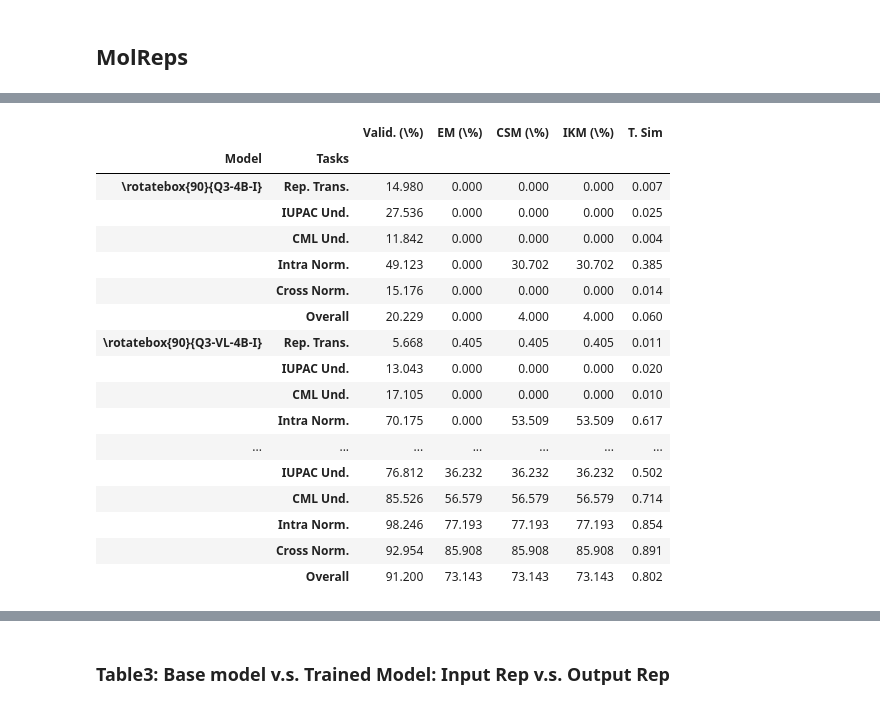
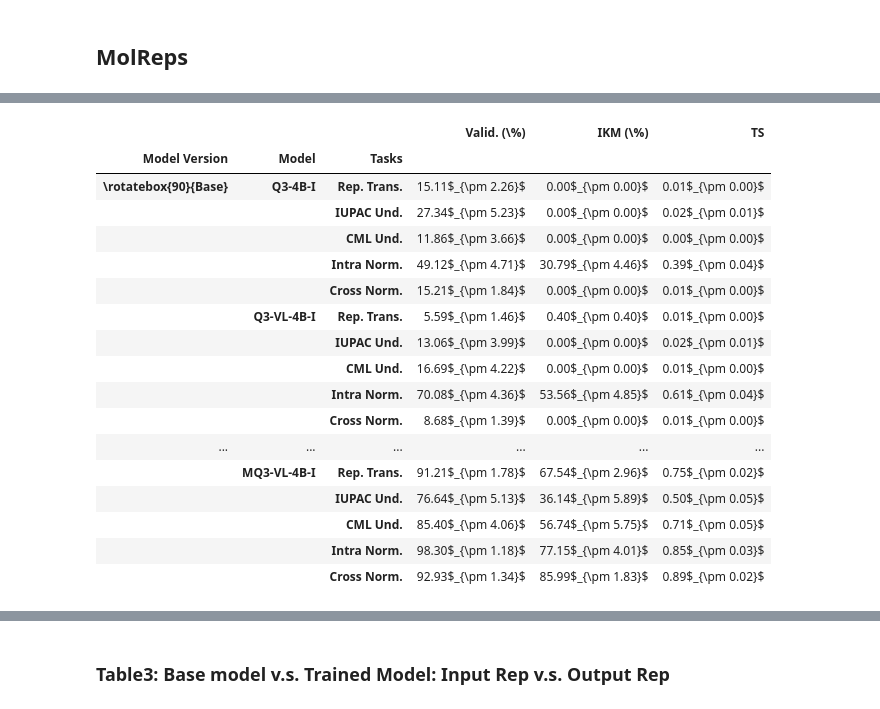
Before and after one commit to kdeng03/MolReps-Init, a Jupyter notebook: latex_tables.ipynb, the cells around one changed output, grey strips where cells are left out. Drawn from its saved outputs; the diff is of its cells as text; code cells hidden in the pictures.

```diff
--- a/latex_tables.ipynb
+++ b/latex_tables.ipynb
@@ -49,21 +43,0 @@ raw_extra_conversion_df[['is_gt_valid', 'is_pred_valid', 'is_em', 'is_can_smiles
-# %%
-ocr_raw_responses = pd.DataFrame()
-
-for file in (ocr_dir / "raw_responses").glob("*.jsonl"):
-    df = pd.read_json(file, lines=True)
-    ocr_raw_responses = pd.concat([ocr_raw_responses, df], axis=0, ignore_index=True)
-
-raw_ocr_df = ocr_raw_responses.copy()
-
-raw_ocr_df[['is_gt_valid', 'is_pred_valid', 'is_em', 'is_can_smiles_match', 'is_inchikey_match', 'tanimoto_sim', '_parse_status']] = ocr_raw_responses.apply(lambda row: compute_mol_metrics(row["completion"], row["raw_responses"], row["output_rep_type"]), axis=1, result_type="expand")
-
-
-extra_ocr_raw_responses = pd.DataFrame()
-
-for file in (ocr_dir / "extra_test" / "raw_responses").glob("*.jsonl"):
-    df = pd.read_json(file, lines=True)
-    extra_ocr_raw_responses = pd.concat([extra_ocr_raw_responses, df], axis=0, ignore_index=True)
-
-raw_extra_ocr_df = extra_ocr_raw_responses.copy()
-
-raw_extra_ocr_df[['is_gt_valid', 'is_pred_valid', 'is_em', 'is_can_smiles_match', 'is_inchikey_match', 'tanimoto_sim', '_parse_status']] = extra_ocr_raw_responses.apply(lambda row: compute_mol_metrics(row["completion"], row["raw_responses"], row["output_rep_type"]), axis=1, result_type="expand")
@@ -230 +233,6 @@ agg_col_names = {
+# %%
+conversion_df = prepare_raw_responses(conversion_dir)
+extra_conv_df = prepare_raw_responses(conversion_dir / "extra_test")
+ocr_df = prepare_raw_responses(ocr_dir)
+extra_ocr_df = prepare_raw_responses(ocr_dir / "extra_test")
 # %% [markdown]
@@ -269,0 +240,5 @@ tmp_df
+# %%
+groupby_cols = ["Model Version", "Model", "Tasks"]
+tmp_df = bootstrap_aggregate_func(conversion_df, groupby_cols)
+
+tmp_df
@@ -270,32 +263,32 @@ tmp_df
 # %%
 clean_df = tmp_df.copy()
-clean_df = clean_df.drop(columns=["N", "GT Valid. (\\%)"])
-clean_df = clean_df.drop(columns=["T. Sim (std)"])
-clean_df = clean_df[~clean_df.Model.isin(["MQ3-VL-4B-I\\_{{OCR}}", "MQ3-VL-4B-I\\_{{Conv.}}"])]
-clean_df.Model = clean_df.Model.apply(lambda x: f"\\rotatebox{{90}}{{{x}}}")
+clean_df = clean_df.drop(columns=["N", "EM (\\%)", "CSM (\\%)"])
+clean_df = clean_df[~clean_df.Model.isin(["MQ3-VL-4B-I$_{OCR}$", "MQ3-VL-4B-I$_{Conv.}$"])]
 
-clean_df = clean_df.set_index(["Model", "Tasks"])
-clean_df = clean_df.round(3)
+clean_df["Model Version"] = clean_df["Model Version"].apply(latex_rotate_trans)
+# clean_df["Model"] = clean_df["Model"].apply(latex_rotate_trans)
+
+clean_df = clean_df.set_index(["Model Version", "Model", "Tasks"])
 
 clean_df
 # %% [output]
-|  |  | Valid. (\%) | EM (\%) | CSM (\%) | IKM (\%) | T. Sim |
-| Model | Tasks |  |  |  |  |  |
-| \rotatebox{90}{Q3-4B-I} | Rep. Trans. | 14.980 | 0.000 | 0.000 | 0.000 | 0.007 |
-|  | IUPAC Und. | 27.536 | 0.000 | 0.000 | 0.000 | 0.025 |
-|  | CML Und. | 11.842 | 0.000 | 0.000 | 0.000 | 0.004 |
-|  | Intra Norm. | 49.123 | 0.000 | 30.702 | 30.702 | 0.385 |
-|  | Cross Norm. | 15.176 | 0.000 | 0.000 | 0.000 | 0.014 |
-|  | Overall | 20.229 | 0.000 | 4.000 | 4.000 | 0.060 |
-| \rotatebox{90}{Q3-VL-4B-I} | Rep. Trans. | 5.668 | 0.405 | 0.405 | 0.405 | 0.011 |
-|  | IUPAC Und. | 13.043 | 0.000 | 0.000 | 0.000 | 0.020 |
-|  | CML Und. | 17.105 | 0.000 | 0.000 | 0.000 | 0.010 |
-|  | Intra Norm. | 70.175 | 0.000 | 53.509 | 53.509 | 0.617 |
-| ... | ... | ... | ... | ... | ... | ... |
-|  | IUPAC Und. | 76.812 | 36.232 | 36.232 | 36.232 | 0.502 |
-|  | CML Und. | 85.526 | 56.579 | 56.579 | 56.579 | 0.714 |
-|  | Intra Norm. | 98.246 | 77.193 | 77.193 | 77.193 | 0.854 |
-|  | Cross Norm. | 92.954 | 85.908 | 85.908 | 85.908 | 0.891 |
-|  | Overall | 91.200 | 73.143 | 73.143 | 73.143 | 0.802 |
+|  |  |  | Valid. (\%) | IKM (\%) | TS |
+| Model Version | Model | Tasks |  |  |  |
+| \rotatebox{90}{Base} | Q3-4B-I | Rep. Trans. | 15.11$_{\pm 2.26}$ | 0.00$_{\pm 0.00}$ | 0.01$_{\pm 0.00}$ |
+|  |  | IUPAC Und. | 27.34$_{\pm 5.23}$ | 0.00$_{\pm 0.00}$ | 0.02$_{\pm 0.01}$ |
+|  |  | CML Und. | 11.86$_{\pm 3.66}$ | 0.00$_{\pm 0.00}$ | 0.00$_{\pm 0.00}$ |
+|  |  | Intra Norm. | 49.12$_{\pm 4.71}$ | 30.79$_{\pm 4.46}$ | 0.39$_{\pm 0.04}$ |
+|  |  | Cross Norm. | 15.21$_{\pm 1.84}$ | 0.00$_{\pm 0.00}$ | 0.01$_{\pm 0.00}$ |
+|  | Q3-VL-4B-I | Rep. Trans. | 5.59$_{\pm 1.46}$ | 0.40$_{\pm 0.40}$ | 0.01$_{\pm 0.00}$ |
+|  |  | IUPAC Und. | 13.06$_{\pm 3.99}$ | 0.00$_{\pm 0.00}$ | 0.02$_{\pm 0.01}$ |
+|  |  | CML Und. | 16.69$_{\pm 4.22}$ | 0.00$_{\pm 0.00}$ | 0.01$_{\pm 0.00}$ |
+|  |  | Intra Norm. | 70.08$_{\pm 4.36}$ | 53.56$_{\pm 4.85}$ | 0.61$_{\pm 0.04}$ |
+|  |  | Cross Norm. | 8.68$_{\pm 1.39}$ | 0.00$_{\pm 0.00}$ | 0.01$_{\pm 0.00}$ |
+| ... | ... | ... | ... | ... | ... |
+|  | MQ3-VL-4B-I | Rep. Trans. | 91.21$_{\pm 1.78}$ | 67.54$_{\pm 2.96}$ | 0.75$_{\pm 0.02}$ |
+|  |  | IUPAC Und. | 76.64$_{\pm 5.13}$ | 36.14$_{\pm 5.89}$ | 0.50$_{\pm 0.05}$ |
+|  |  | CML Und. | 85.40$_{\pm 4.06}$ | 56.74$_{\pm 5.75}$ | 0.71$_{\pm 0.05}$ |
+|  |  | Intra Norm. | 98.30$_{\pm 1.18}$ | 77.15$_{\pm 4.01}$ | 0.85$_{\pm 0.03}$ |
+|  |  | Cross Norm. | 92.93$_{\pm 1.34}$ | 85.99$_{\pm 1.83}$ | 0.89$_{\pm 0.02}$ |
 # %%
 print(clean_df.to_latex(
```
Also changed, not shown: parts of 64 cells of this notebook, 9 other files.
